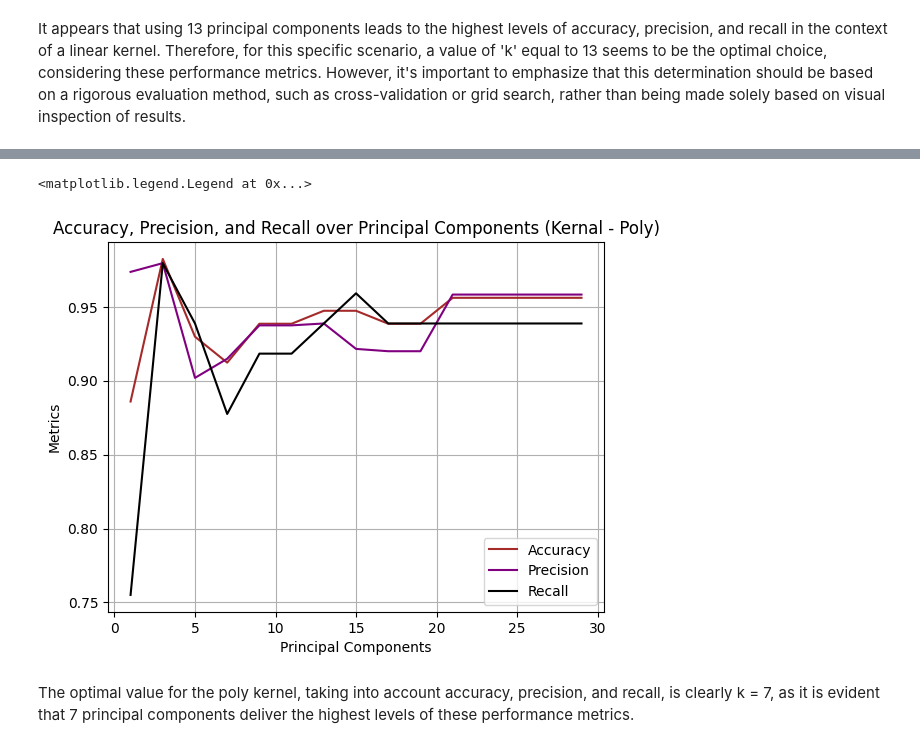
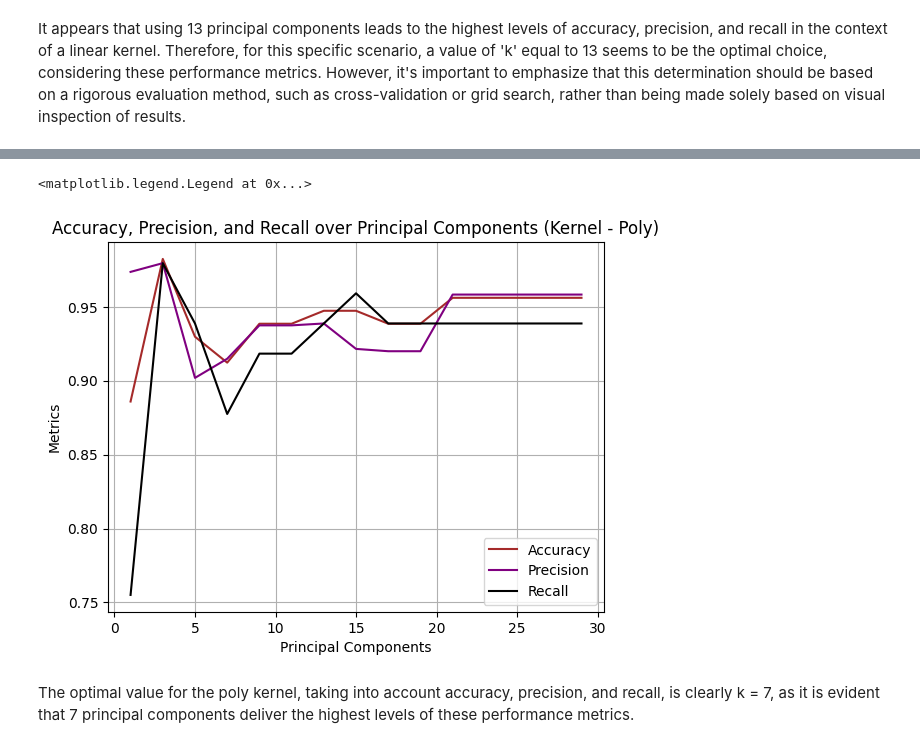
Before and after one commit to dhanush852/intro_to-ml, a Jupyter notebook: homework_4_ml.ipynb, the cells around one changed output, grey strips where cells are left out. Cells and saved outputs as stored; diff of their text form; code cells hidden in the pictures.

```diff
--- a/homework_4_ml.ipynb
+++ b/homework_4_ml.ipynb
@@ -236,16 +301,25 @@ for k = 29, accuracy = 0.956140350877193 , precision = 0.9583333333333334, recal
-# %%
-plt.figure()
-plt.plot(k_list, accuracy, color = 'brown', label = "Accuracy")
-plt.plot(k_list, precision, color = 'purple', label = "Precision")
-plt.plot(k_list, recall, color = 'black', label = "Recall")
-plt.grid()
-plt.xlabel('Principal Components')
-plt.ylabel('Metrics')
-plt.title('Accuracy, Precision, and Recall over Principal Components (Kernal - Poly)')
-plt.legend()
-# %% [output]
-<matplotlib.legend.Legend at 0x...>
-[figure, removed]
+# %%
+import numpy as np
+
+# Create numpy arrays for k_list, accuracy, precision, and recall
+k_array = np.array(k_list)
+metrics_array = np.array([accuracy, precision, recall])
+colors = ['brown', 'purple', 'black']
+labels = ["Accuracy", "Precision", "Recall"]
+
+plt.figure()
+
+for i in range(3):
+    plt.plot(k_array, metrics_array[i], color=colors[i], label=labels[i])
+
+plt.grid()
+plt.xlabel('Principal Components')
+plt.ylabel('Metrics')
+plt.title('Accuracy, Precision, and Recall over Principal Components (Kernel - Poly)')
+plt.legend()
+# %% [output]
+<matplotlib.legend.Legend at 0x...>
+[figure, added]
 # %% [markdown]
 The optimal value for the poly kernel, taking into account accuracy, precision, and recall, is clearly k = 7, as it is evident that 7 principal components deliver the highest levels of these performance metrics.
 # %% [markdown]
```
Also changed, not shown: parts of 31 cells of this notebook.
